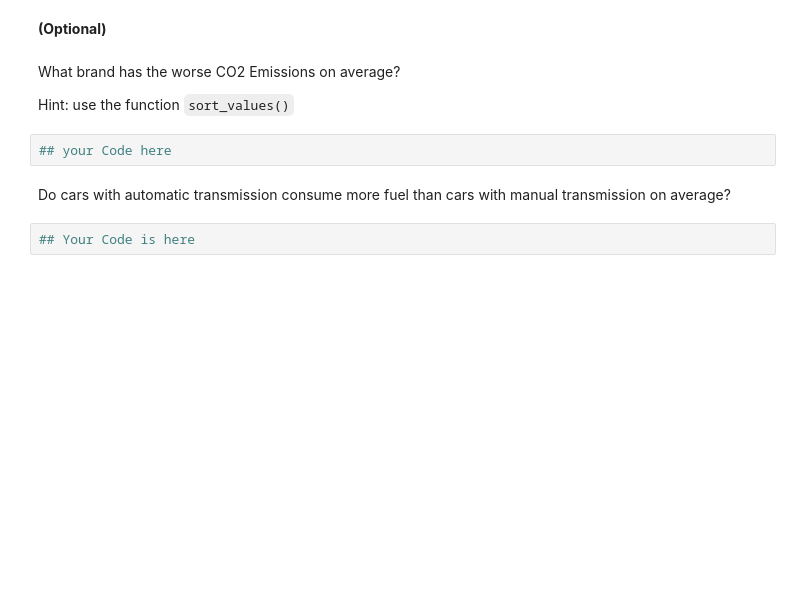
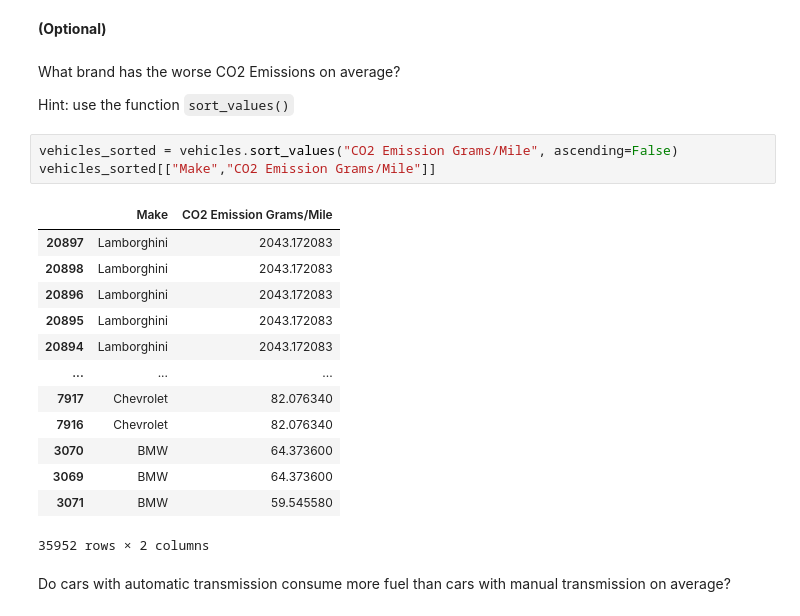
Before and after one commit to fprieto8111/IronLabs, a Jupyter notebook: Lab_Pandas_part_1.ipynb, the cells around one changed output. Drawn from its saved outputs; the diff is of its cells as text; blank space fills up the shorter version.

```diff
--- a/Lab_Pandas_part_1.ipynb
+++ b/Lab_Pandas_part_1.ipynb
@@ -222,9 +228,22 @@ dtype: int64
 What brand has the worse CO2 Emissions on average?
 
 Hint: use the function `sort_values()`
-# %%
-## your Code here
+# %%
+vehicles_sorted = vehicles.sort_values("CO2 Emission Grams/Mile", ascending=False)
+vehicles_sorted[["Make","CO2 Emission Grams/Mile"]]
+# %% [output]
+|  | Make | CO2 Emission Grams/Mile |
+| 20897 | Lamborghini | 2043.172083 |
+| 20898 | Lamborghini | 2043.172083 |
+| 20896 | Lamborghini | 2043.172083 |
+| 20895 | Lamborghini | 2043.172083 |
+| 20894 | Lamborghini | 2043.172083 |
+| ... | ... | ... |
+| 7917 | Chevrolet | 82.076340 |
+| 7916 | Chevrolet | 82.076340 |
+| 3070 | BMW | 64.373600 |
+| 3069 | BMW | 64.373600 |
+| 3071 | BMW | 59.545580 |
+35952 rows × 2 columns
 # %% [markdown]
 Do cars with automatic transmission consume more fuel than cars with manual transmission on average?
-# %%
-## Your Code is here
```
Also changed, not shown: parts of 5 cells of this notebook.
